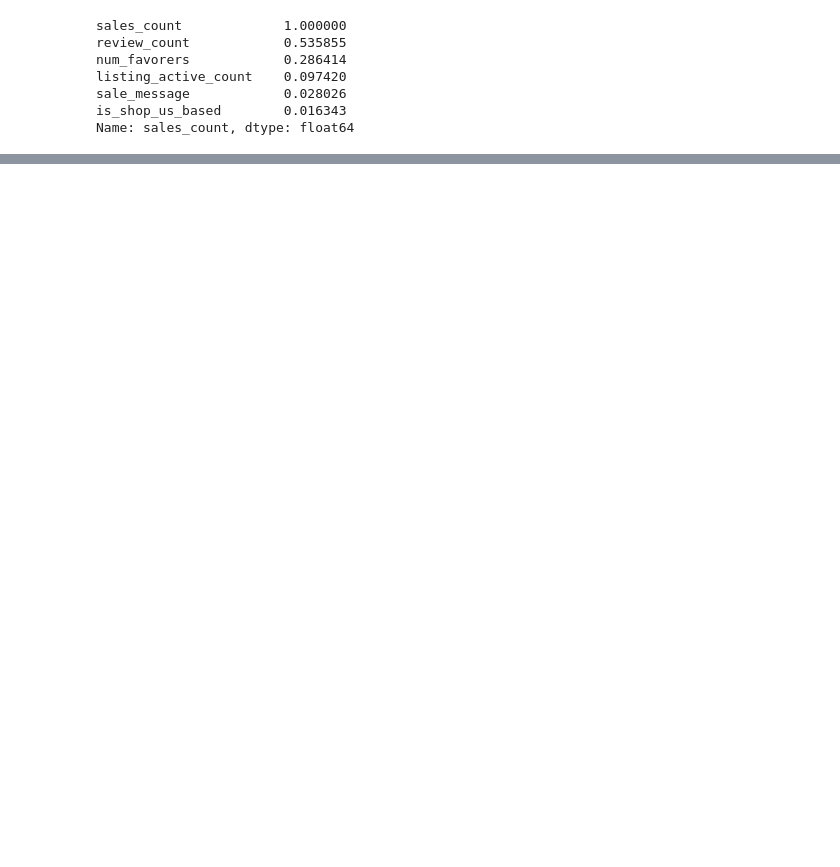
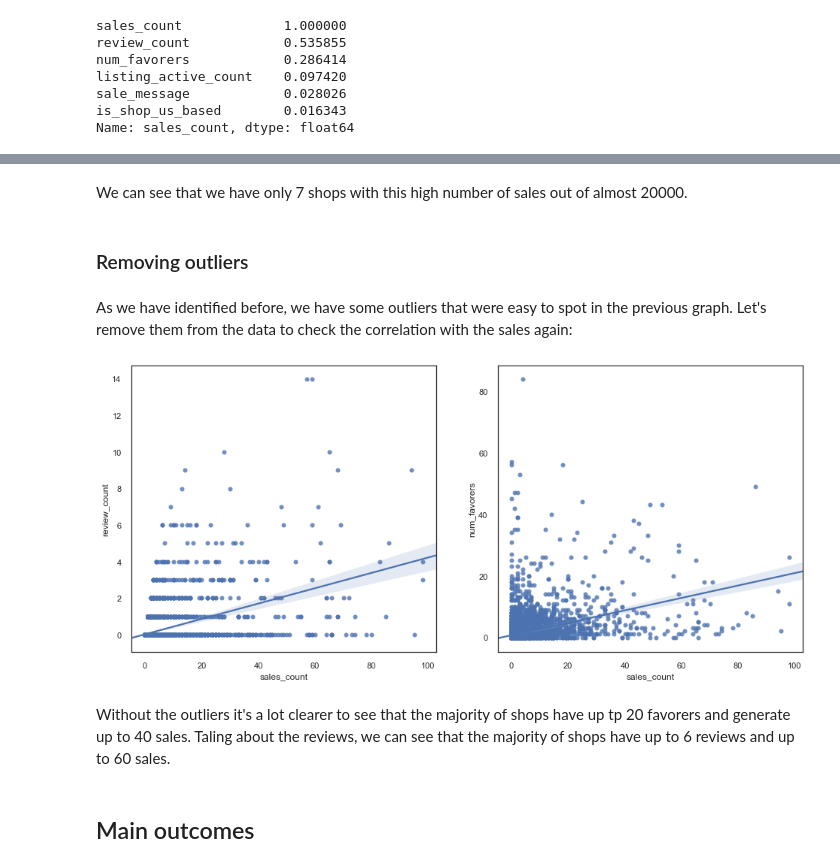
Before and after one commit to kristinakun/project-visualizing-real-world-data, a Jupyter notebook: code/main.ipynb, the cells around one changed output, grey strips where cells are left out. Drawn from its saved outputs; the diff is of its cells as text; code cells hidden in the pictures; blank space fills up the shorter version.

```diff
--- a/code/main.ipynb
+++ b/code/main.ipynb
@@ -376,0 +405,24 @@ data.head()
+# %% [markdown]
+We can see that we have only 7 shops with this high number of sales out of almost 20000.
+# %% [markdown]
+### Removing outliers
+# %% [markdown]
+As we have identified before, we have some outliers that were easy to spot in the previous graph. Let's remove them from the data to check the correlation with the sales again:
+# %%
+filtered_data = data.loc[(data.review_count<15) & (data.sales_count<100) & (data.num_favorers<100)]
+
+fig = plt.figure(1, figsize = (16,7))
+
+ax1 = fig.add_subplot(1, 2, 1)
+sns.regplot(x = "sales_count", y = "review_count", data=filtered_data)
+
+ax2 = fig.add_subplot(1, 2, 2)
+sns.regplot(x = "sales_count", y = "num_favorers", data=filtered_data)
+
+plt.show()
+# %% [output]
+[figure, added]
+# %% [markdown]
+Without the outliers it's a lot clearer to see that the majority of shops have up tp 20 favorers and generate up to 40 sales. Taling about the reviews, we can see that the majority of shops have up to 6 reviews and up to 60 sales.
+# %% [markdown]
+## Main outcomes
```
Also changed, not shown: parts of 20 cells of this notebook, 1 other file.
